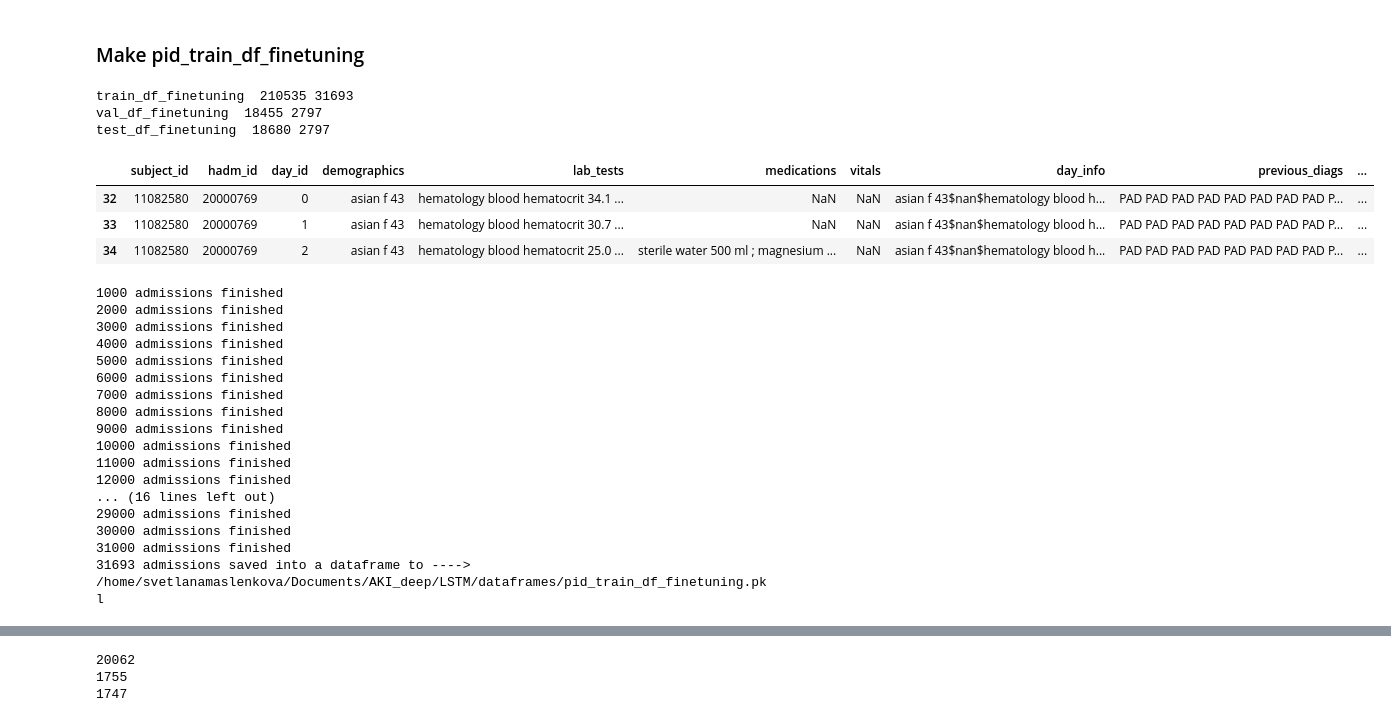
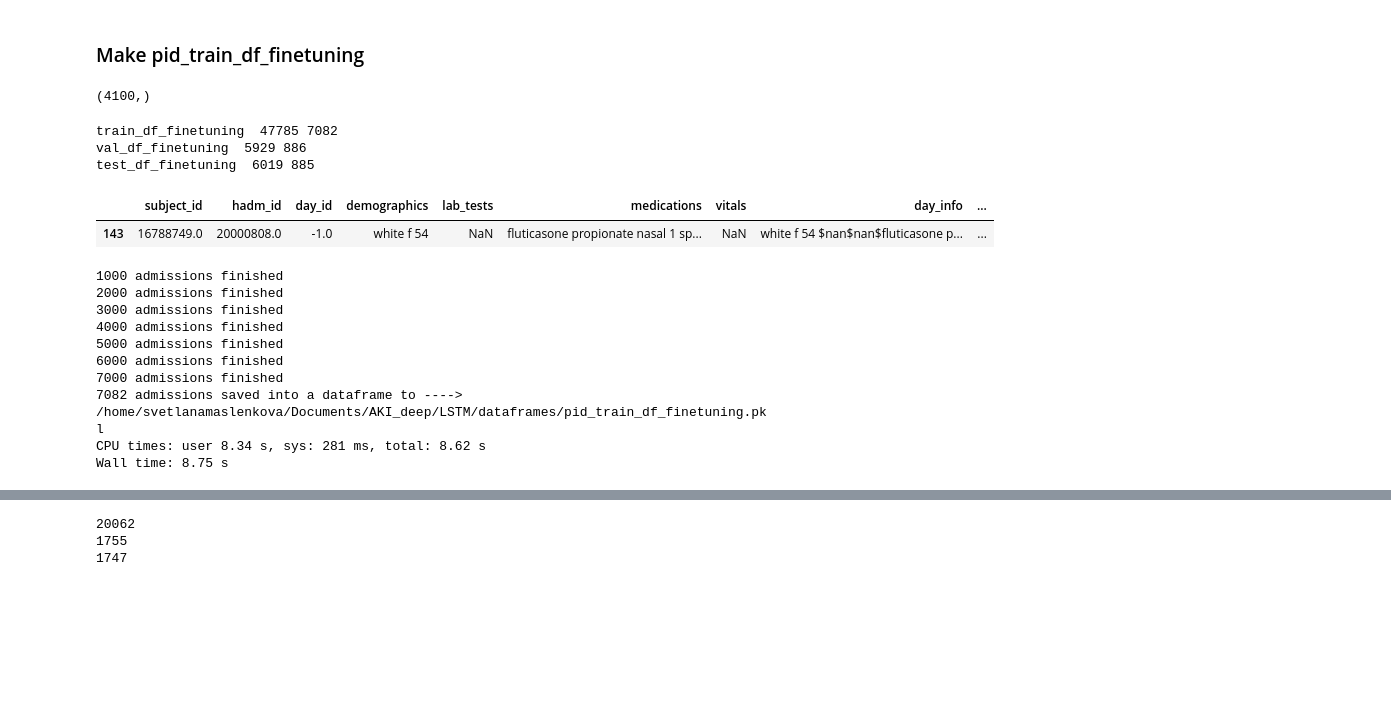
Before and after one commit to maslenkovas/aki_prediction, a Jupyter notebook: other/preprocessing.ipynb, the cells around one changed output, grey strips where cells are left out. Saved outputs shown, nothing was run; the diff lists cells and outputs as text; code cells hidden in the pictures; blank space fills up the shorter version.

```diff
--- a/other/preprocessing.ipynb
+++ b/other/preprocessing.ipynb
@@ -1971,3 +1993,5 @@ pid['demographics'] = pid['demographics'].replace(r'[.0]', '', regex=True)
+# %%
+pid = pid_402k.copy()
 # %%
 pid['day_info'] = pid['demographics'].astype(str) + '$' +  pid['vitals'].astype(str) + '$' + pid['lab_tests'].astype(str) + '$' + pid['medications'].astype(str)
 # %%
@@ -2006,16 +2030,18 @@ print(f'number of admissions for Fine-Tuning: {len(ft_admissions)}')
 17287
 20000
 number of admissions for Fine-Tuning: 37287
+# %%
+ft_pid =  pid[pid.hadm_id.isin(ft_admissions)]
 # %%
 print('Splitting training and testing datsets...')
 from sklearn.model_selection import train_test_split
-TEST_SIZE = 0.15
+TEST_SIZE = 0.2
 VAL_SIZE = 0.5
 
 print('n unique admissions: ', len(ft_pid.hadm_id.unique()))
 
-train_adms, temp_adms = train_test_split(ft_pid.hadm_id.unique(), test_size=TEST_SIZE)
-test_adms, val_adms = train_test_split(temp_adms, test_size=VAL_SIZE)
+train_adms, temp_adms = train_test_split(ft_pid.hadm_id.unique(), test_size=TEST_SIZE, random_state=42)
+test_adms, val_adms = train_test_split(temp_adms, test_size=VAL_SIZE, random_state=42)
 
 print('n train admissions: ', len(train_adms))
 print('n test admissions: ', len(test_adms))
@@ -2029,6 +2055,6 @@ n val admissions:  2797
 # %%
-train_df_finetuning = ft_pid[ft_pid.hadm_id.isin(train_adms)][['subject_id', 'hadm_id', 'day_id', 'demographics', 'lab_tests', 'medications', 'vitals', 'day_info', 'previous_diags', 'aki_status']]
-test_df_finetuning = ft_pid[ft_pid.hadm_id.isin(test_adms)][['subject_id', 'hadm_id', 'day_id', 'demographics', 'lab_tests', 'medications', 'vitals','day_info', 'previous_diags', 'aki_status']]
-val_df_finetuning = ft_pid[ft_pid.hadm_id.isin(val_adms)][['subject_id', 'hadm_id', 'day_id', 'demographics', 'lab_tests', 'medications', 'vitals', 'day_info', 'previous_diags','aki_status']]
+train_df_finetuning = ft_pid[ft_pid.hadm_id.isin(train_adms)][['subject_id', 'hadm_id', 'day_id', 'demographics', 'lab_tests', 'medications', 'vitals', 'day_info', 'previous_diags_icd', 'previous_diags_titles', 'AKI_1', 'AKI_2', 'AKI_3']]
+test_df_finetuning = ft_pid[ft_pid.hadm_id.isin(test_adms)][['subject_id', 'hadm_id', 'day_id', 'demographics', 'lab_tests', 'medications', 'vitals','day_info', 'previous_diags_icd', 'previous_diags_titles','AKI_1', 'AKI_2', 'AKI_3' ]]
+val_df_finetuning = ft_pid[ft_pid.hadm_id.isin(val_adms)][['subject_id', 'hadm_id', 'day_id', 'demographics', 'lab_tests', 'medications', 'vitals', 'day_info', 'previous_diags_icd', 'previous_diags_titles', 'AKI_1', 'AKI_2', 'AKI_3']]
 # %%
 ft_admissions = train_df_finetuning.hadm_id.unique().tolist() \
@@ -2454,22 +2506,25 @@ def make_pid_df(SAVE_TO_PATH, df=train_df_pre, WITH_AKI_STATUS=True):
     print(f'{i} admissions saved into a dataframe to ----> {SAVE_TO_PATH}')
 # %% [markdown]
 ### Make pid_train_df_finetuning
+# %%
+train_df_finetuning.previous_diags_icd.unique().shape
+# %% [output]
+(4100,)
 # %%
 print('train_df_finetuning ', train_df_finetuning.shape[0], len(train_df_finetuning.hadm_id.unique()))
 print('val_df_finetuning ', val_df_finetuning.shape[0], len(val_df_finetuning.hadm_id.unique()))
 print('test_df_finetuning ', test_df_finetuning.shape[0], len(test_df_finetuning.hadm_id.unique()))
-train_df_finetuning.head(3)
+train_df_finetuning.head(1)
 # %% [output]
-train_df_finetuning  210535 31693
-val_df_finetuning  18455 2797
-test_df_finetuning  18680 2797
+train_df_finetuning  47785 7082
+val_df_finetuning  5929 886
+test_df_finetuning  6019 885
-|  | subject_id | hadm_id | day_id | demographics | lab_tests | medications | vitals | day_info | previous_diags | ... |
-| 32 | 11082580 | 20000769 | 0 | asian f 43 | hematology blood hematocrit 34.1 ... | NaN | NaN | asian f 43$nan$hematology blood h... | PAD PAD PAD PAD PAD PAD PAD PAD P... | ... |
-| 33 | 11082580 | 20000769 | 1 | asian f 43 | hematology blood hematocrit 30.7 ... | NaN | NaN | asian f 43$nan$hematology blood h... | PAD PAD PAD PAD PAD PAD PAD PAD P... | ... |
-| 34 | 11082580 | 20000769 | 2 | asian f 43 | hematology blood hematocrit 25.0 ... | sterile water 500 ml ; magnesium ... | NaN | asian f 43$nan$hematology blood h... | PAD PAD PAD PAD PAD PAD PAD PAD P... | ... |
+|  | subject_id | hadm_id | day_id | demographics | lab_tests | medications | vitals | day_info | ... |
+| 143 | 16788749.0 | 20000808.0 | -1.0 | white f 54 | NaN | fluticasone propionate nasal 1 sp... | NaN | white f 54 $nan$nan$fluticasone p... | ... |
 # %%
+%%time
 SAVE_TO_PATH = DF_PATH + 'pid_train_df_finetuning.pkl'
-make_pid_df(SAVE_TO_PATH, train_df_finetuning)
+make_pid_df(SAVE_TO_PATH=SAVE_TO_PATH, df=train_df_finetuning)
 # %% [output]
 1000 admissions finished
 2000 admissions finished
@@ -2478,13 +2533,6 @@ make_pid_df(SAVE_TO_PATH, train_df_finetuning)
 5000 admissions finished
 6000 admissions finished
 7000 admissions finished
-8000 admissions finished
-9000 admissions finished
-10000 admissions finished
-11000 admissions finished
-12000 admissions finished
-... (16 lines left out)
-29000 admissions finished
-30000 admissions finished
-31000 admissions finished
-31693 admissions saved into a dataframe to ----> /home/svetlanamaslenkova/Documents/AKI_deep/LSTM/dataframes/pid_train_df_finetuning.pkl
+7082 admissions saved into a dataframe to ----> /home/svetlanamaslenkova/Documents/AKI_deep/LSTM/dataframes/pid_train_df_finetuning.pkl
+CPU times: user 8.34 s, sys: 281 ms, total: 8.62 s
+Wall time: 8.75 s
```
Also changed, not shown: parts of 91 cells of this notebook, 2 other files.
